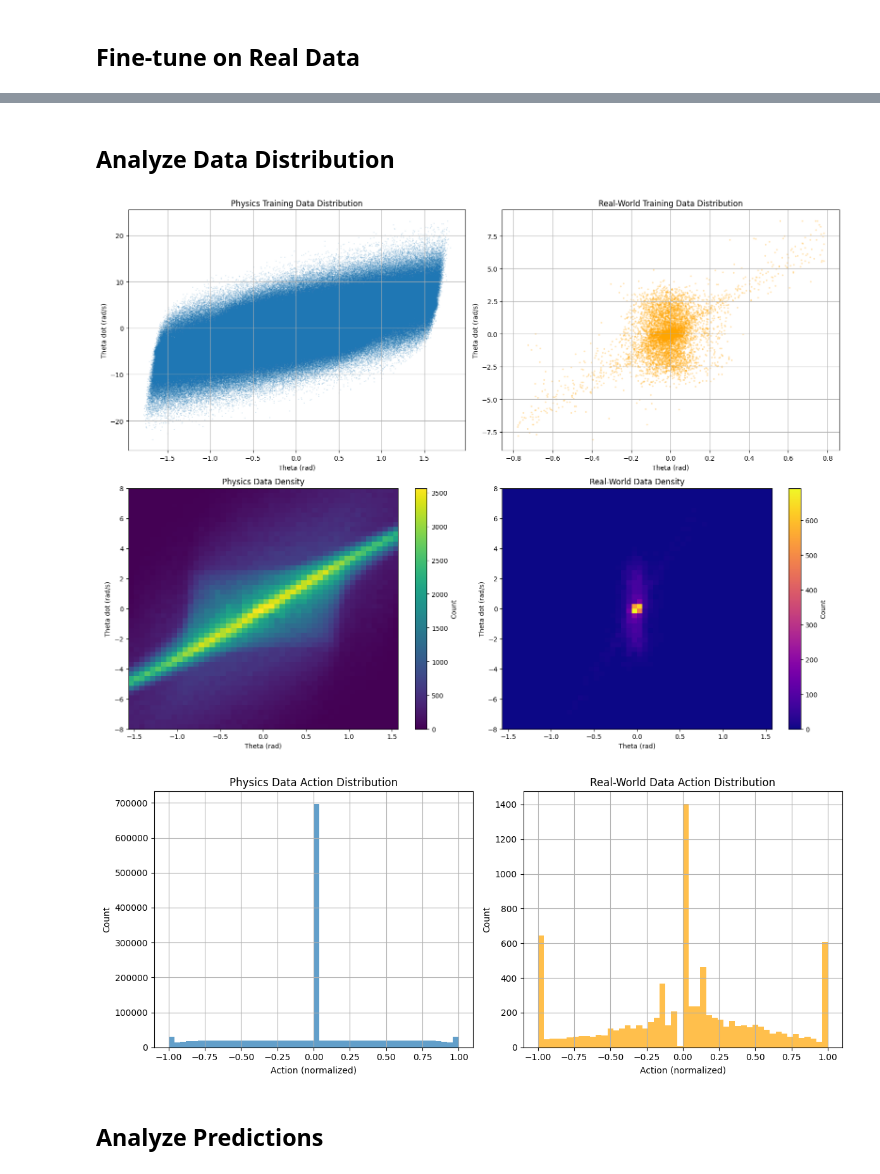
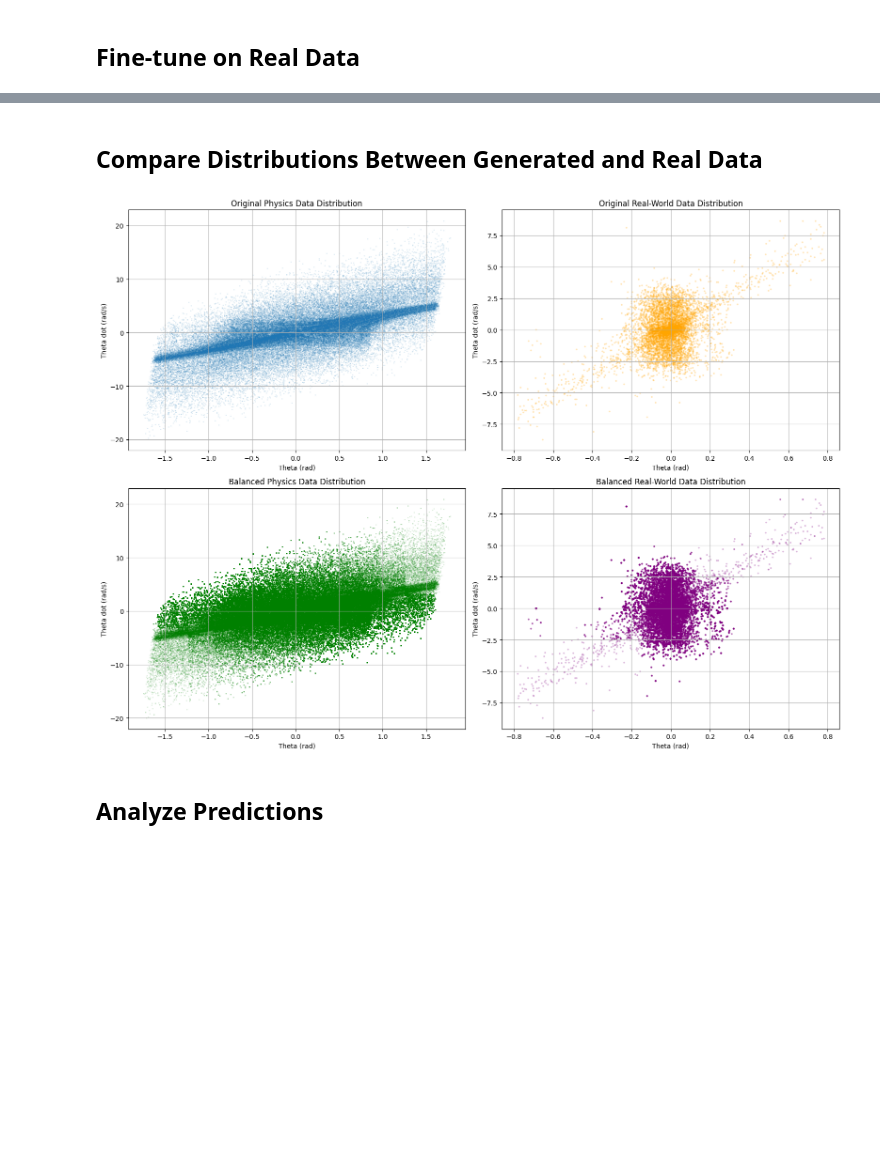
Before and after one commit to EyalPorat/ddpg-balancing-robot, a Jupyter notebook: python/notebooks/train_simnet.ipynb, the cells around one changed output, grey strips where cells are left out. Cells and saved outputs as stored; diff of their text form; code cells hidden in the pictures; blank space fills up the shorter version.

```diff
--- a/python/notebooks/train_simnet.ipynb
+++ b/python/notebooks/train_simnet.ipynb
@@ -73,7 +167,7 @@ Collected 411028 validation samples
 # %%
 # Train on physics data
 physics_history = trainer.train(
-    train_data=train_data,
+    train_data=balanced_train_data,
     val_data=val_data,
     is_finetuning=False,
     log_dir=log_dir / 'physics'
@@ -179,84 +360,47 @@ Epoch 30/30 - Train Loss: 1.329183 - Val Loss: 1.243982
-# %% [markdown]
-## Analyze Data Distribution
+# %% [markdown]
+## Compare Distributions Between Generated and Real Data
 # %%
 # Create scatter plots and heatmaps to visualize the distribution of data
 plt.figure(figsize=(16, 12))
 
-# Physics data distribution
+# Original physics data distribution
 plt.subplot(2, 2, 1)
 plt.scatter(train_data['states'][:, 0], train_data['states'][:, 1], alpha=0.1, s=1)
-plt.title('Physics Training Data Distribution')
+plt.title('Original Physics Data Distribution')
 plt.xlabel('Theta (rad)')
 plt.ylabel('Theta dot (rad/s)')
 plt.grid(True)
 
-# Real data distribution
+# Original real data distribution
 plt.subplot(2, 2, 2)
 plt.scatter(real_train_data['states'][:, 0], real_train_data['states'][:, 1], alpha=0.2, s=3, c='orange')
-plt.title('Real-World Training Data Distribution')
+plt.title('Original Real-World Data Distribution')
 plt.xlabel('Theta (rad)')
 plt.ylabel('Theta dot (rad/s)')
 plt.grid(True)
 
-# Physics data heatmap
+# Balanced physics data distribution
 plt.subplot(2, 2, 3)
-h_physics, xedges, yedges = np.histogram2d(
-    train_data['states'][:, 0],
-    train_data['states'][:, 1],
-    bins=[50, 50],
-    range=[[-np.pi/2, np.pi/2], [-8, 8]]
-)
-plt.imshow(h_physics.T, origin='lower', aspect='auto',
-          extent=[xedges[0], xedges[-1], yedges[0], yedges[-1]],
-          cmap='viridis')
-plt.colorbar(label='Count')
-plt.title('Physics Data Density')
+plt.scatter(balanced_train_data['states'][:, 0], balanced_train_data['states'][:, 1], alpha=0.1, s=1, c='green')
+plt.title('Balanced Physics Data Distribution')
 plt.xlabel('Theta (rad)')
 plt.ylabel('Theta dot (rad/s)')
+plt.grid(True)
 
-# Real data heatmap
+# Balanced real data distribution
 plt.subplot(2, 2, 4)
-h_real, xedges, yedges = np.histogram2d(
-    real_train_data['states'][:, 0],
-    real_train_data['states'][:, 1],
-    bins=[50, 50],
-    range=[[-np.pi/2, np.pi/2], [-8, 8]]
-)
-plt.imshow(h_real.T, origin='lower', aspect='auto',
-          extent=[xedges[0], xedges[-1], yedges[0], yedges[-1]],
-          cmap='plasma')
-plt.colorbar(label='Count')
-plt.title('Real-World Data Density')
+plt.scatter(balanced_real_train_data['states'][:, 0], balanced_real_train_data['states'][:, 1],
+            alpha=0.2, s=3, c='purple')
+plt.title('Balanced Real-World Data Distribution')
 plt.xlabel('Theta (rad)')
 plt.ylabel('Theta dot (rad/s)')
-
-plt.tight_layout()
-plt.savefig(log_dir / "data_distribution.png")
-plt.show()
-
-# Compare the action distributions
-plt.figure(figsize=(12, 5))
-
-plt.subplot(1, 2, 1)
-plt.hist(train_data['actions'], bins=50, alpha=0.7)
-plt.title('Physics Data Action Distribution')
-plt.xlabel('Action (normalized)')
-plt.ylabel('Count')
-plt.grid(True)
-
-plt.subplot(1, 2, 2)
-plt.hist(real_train_data['actions'], bins=50, alpha=0.7, color='orange')
-plt.title('Real-World Data Action Distribution')
-plt.xlabel('Action (normalized)')
-plt.ylabel('Count')
 plt.grid(True)
 
 plt.tight_layout()
-plt.savefig(log_dir / "action_distribution.png")
+plt.savefig(log_dir / "comparison_original_vs_balanced.png")
 plt.show()
 # %% [output]
-[figure, old version]
+[figure, new version]
-[figure, removed]
 # %% [markdown]
 ## Analyze Predictions
 # %%
```
Also changed, not shown: parts of 16 cells of this notebook, 18 other files.
